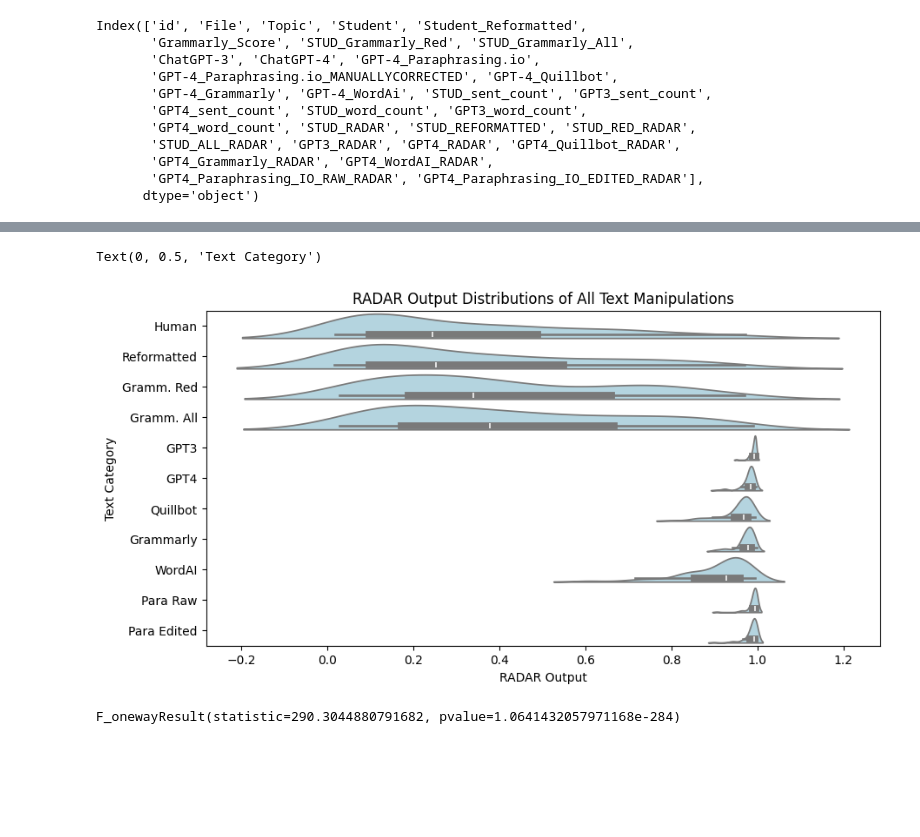
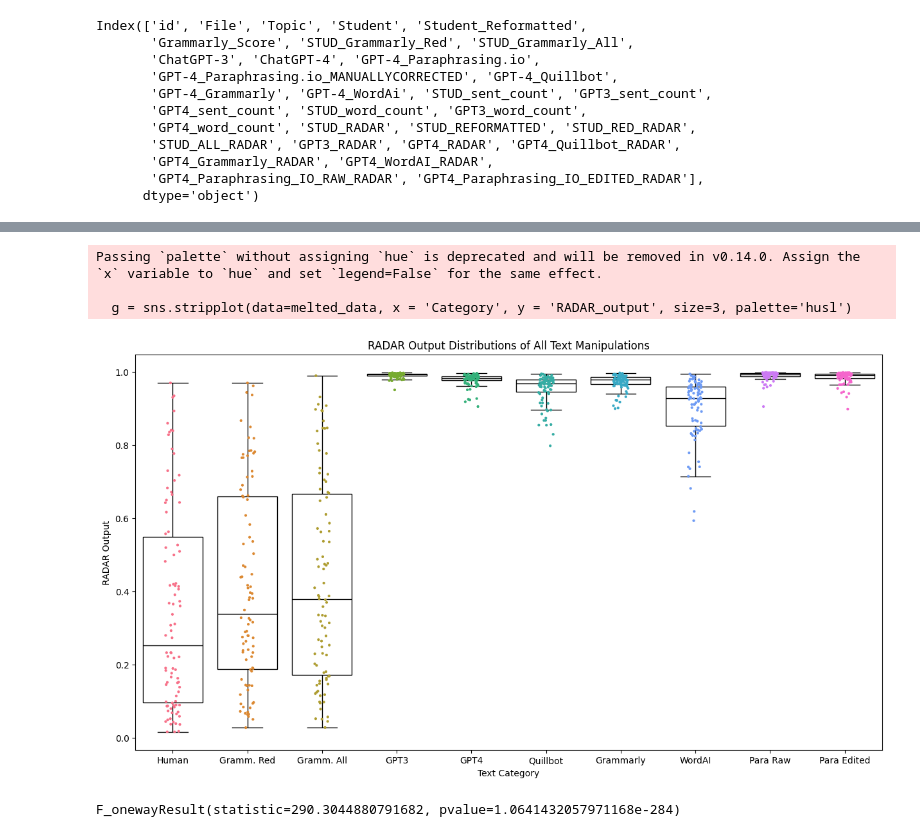
Before and after one commit to nicole-jefferies/RADAR_Eval, a Jupyter notebook: Visualisations and Statistical Tests.ipynb, the cells around one changed output, grey strips where cells are left out. Saved outputs shown, nothing was run; the diff lists cells and outputs as text; code cells hidden in the pictures; blank space fills up the shorter version.

```diff
--- a/Visualisations and Stat Tests.ipynb
+++ b/Visualisations and Statistical Tests.ipynb
@@ -100,13 +69,17 @@ plt.show()
-# %%
-plt.figure(figsize=(10, 5))
-ax = sns.violinplot(data=melted_data, x='RADAR_output', y='Category', density_norm='count', split=True, orient='h', color='LightBlue')
-ax.set(yticklabels=['Human', 'Reformatted','Gramm. Red','Gramm. All','GPT3', 'GPT4', 'Quillbot', 'Grammarly', 'WordAI', 'Para Raw', 'Para Edited'])
-plt.title('RADAR Output Distributions of All Text Manipulations')
-plt.xlabel('RADAR Output')
-plt.ylabel('Text Category')
-# %% [output]
-Text(0, 0.5, 'Text Category')
-[figure, removed]
+# %%
+plt.figure(figsize=(15, 8))
+g = sns.stripplot(data=melted_data, x = 'Category', y = 'RADAR_output', size=3, palette='husl')
+sns.boxplot(data=melted_data, x = 'Category', y = 'RADAR_output', color='White', linecolor='Black', fliersize=0)
+plt.title('RADAR Output Distributions of All Text Manipulations')
+plt.ylabel('RADAR Output')
+plt.xlabel('Text Category')
+g.set(xticklabels=['Human','Gramm. Red','Gramm. All','GPT3', 'GPT4', 'Quillbot', 'Grammarly', 'WordAI', 'Para Raw', 'Para Edited'])
+plt.show()
+# %% [output]
+Passing `palette` without assigning `hue` is deprecated and will be removed in v0.14.0. Assign the `x` variable to `hue` and set `legend=False` for the same effect.
+
+  g = sns.stripplot(data=melted_data, x = 'Category', y = 'RADAR_output', size=3, palette='husl')
+[figure, added]
 # %%
 # Perform ANOVA
 f_oneway(data['STUD_RADAR'], data['STUD_REFORMATTED'], data['STUD_RED_RADAR'],
```
Also changed, not shown: parts of 6 cells of this notebook, 2 other files.
